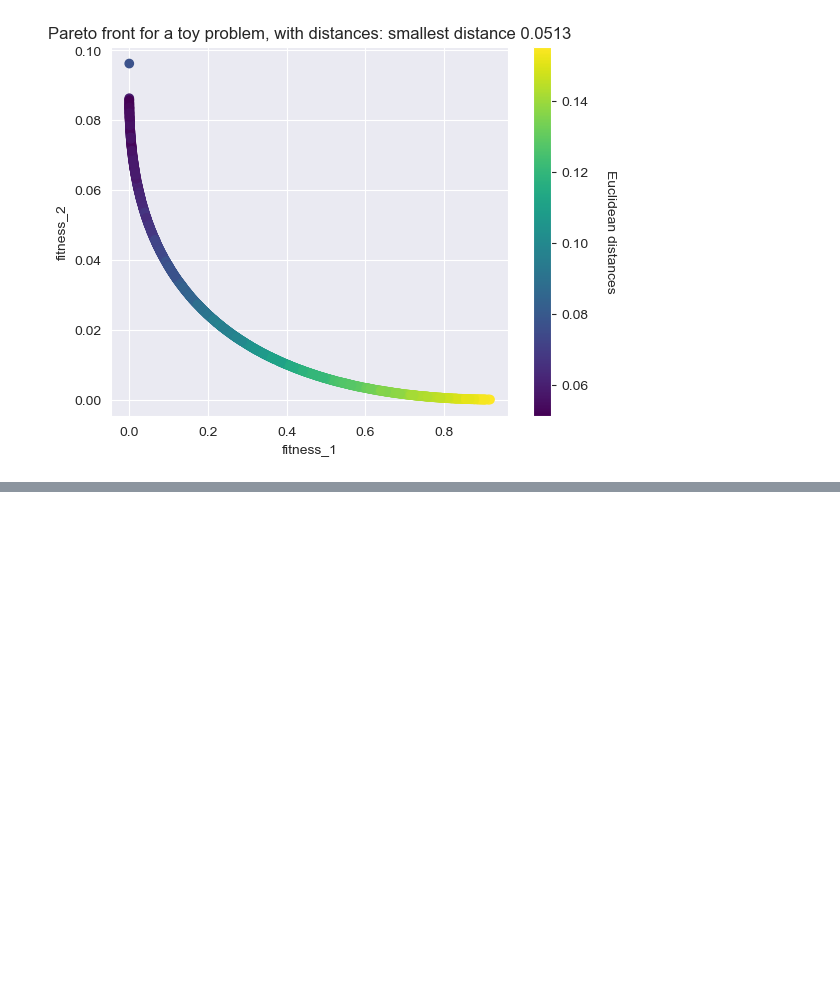
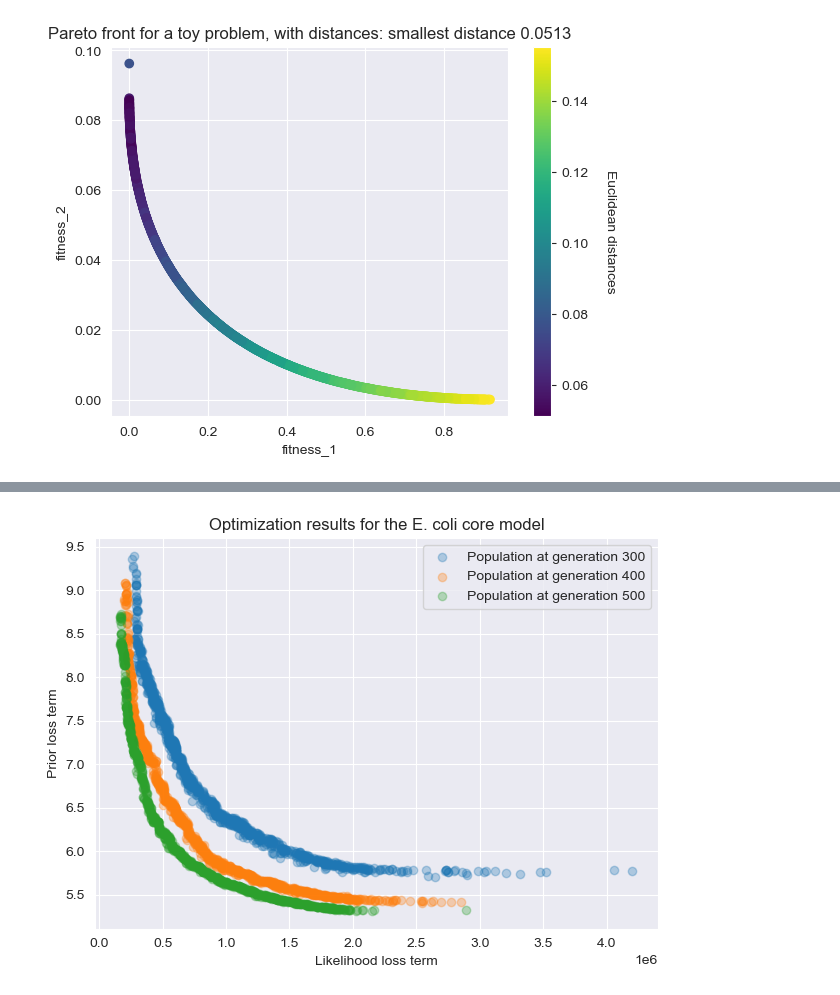
Before and after one commit to albertotonda/evolutionary-optimization-cell-models, a Jupyter notebook: src/plot_figures.ipynb, the cells around one changed output, grey strips where cells are left out. Cells and saved outputs as stored; diff of their text form; code cells hidden in the pictures; blank space fills up the shorter version.

```diff
--- a/src/plot_figures.ipynb
+++ b/src/plot_figures.ipynb
@@ -190,0 +253,25 @@ Individual [0.53416439 0.46520602 0.57170121 0.38350638] has the smallest distan
+# %%
+# zoom in on the last generations
+zoom_in_generations = ["300", "400", "500"]
+
+dfs = {g : pd.read_csv(os.path.join(big_model_folder, "42-population-generation-%s.csv" % g))
+       for g in generations_to_load}
+
+fig, ax = plt.subplots()
+
+for g in zoom_in_generations :
+    ax.scatter(dfs[g]["fitness_1"].values, dfs[g]["fitness_2"].values,
+               alpha=0.3, label="Population at generation %s" % g)
+
+#ax.set_xscale('log')
+#ax.set_yscale('log')
+
+ax.set_xlabel("Likelihood loss term")
+ax.set_ylabel("Prior loss term")
+ax.set_title("Optimization results for the E. coli core model")
+ax.legend(loc='best')
+
+fig.tight_layout()
+plt.savefig(os.path.join(big_model_folder, "pareto-fronts-zoomed.png"), dpi=300)
+# %% [output]
+[figure, added]
```
Also changed, not shown: parts of 5 cells of this notebook, 3 other files.
